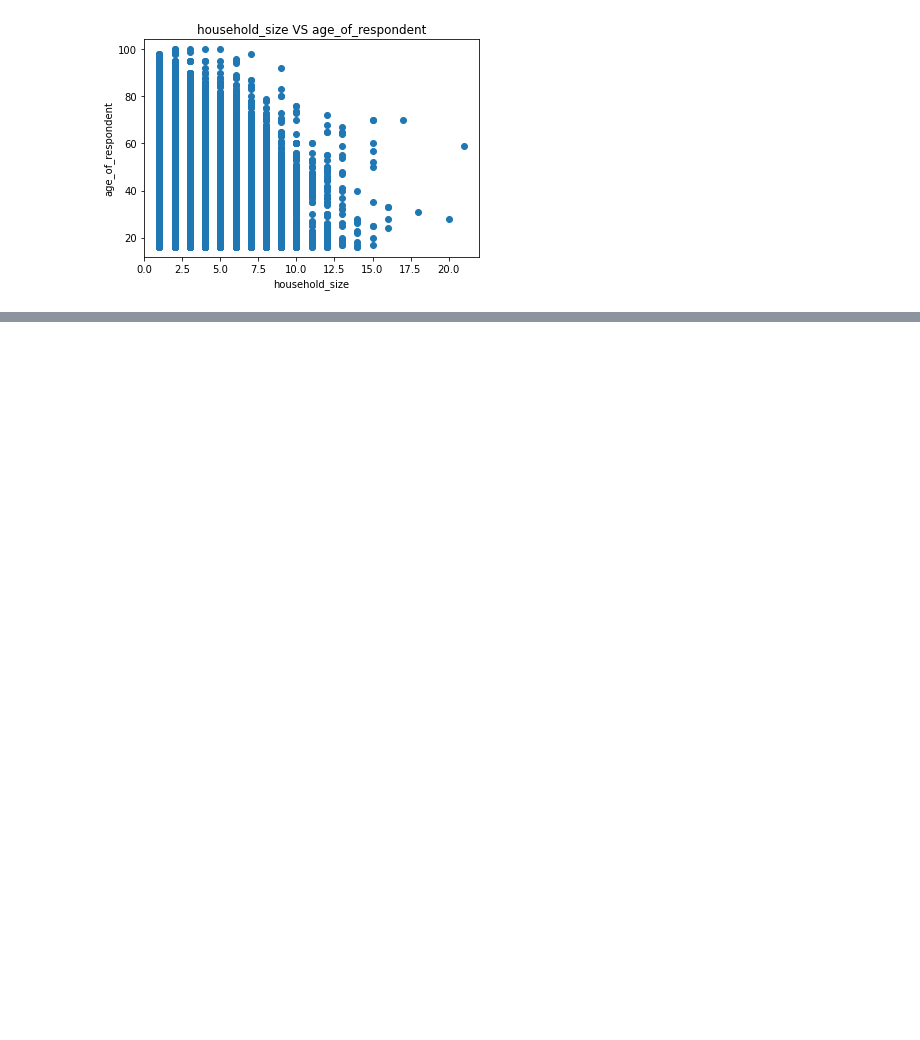
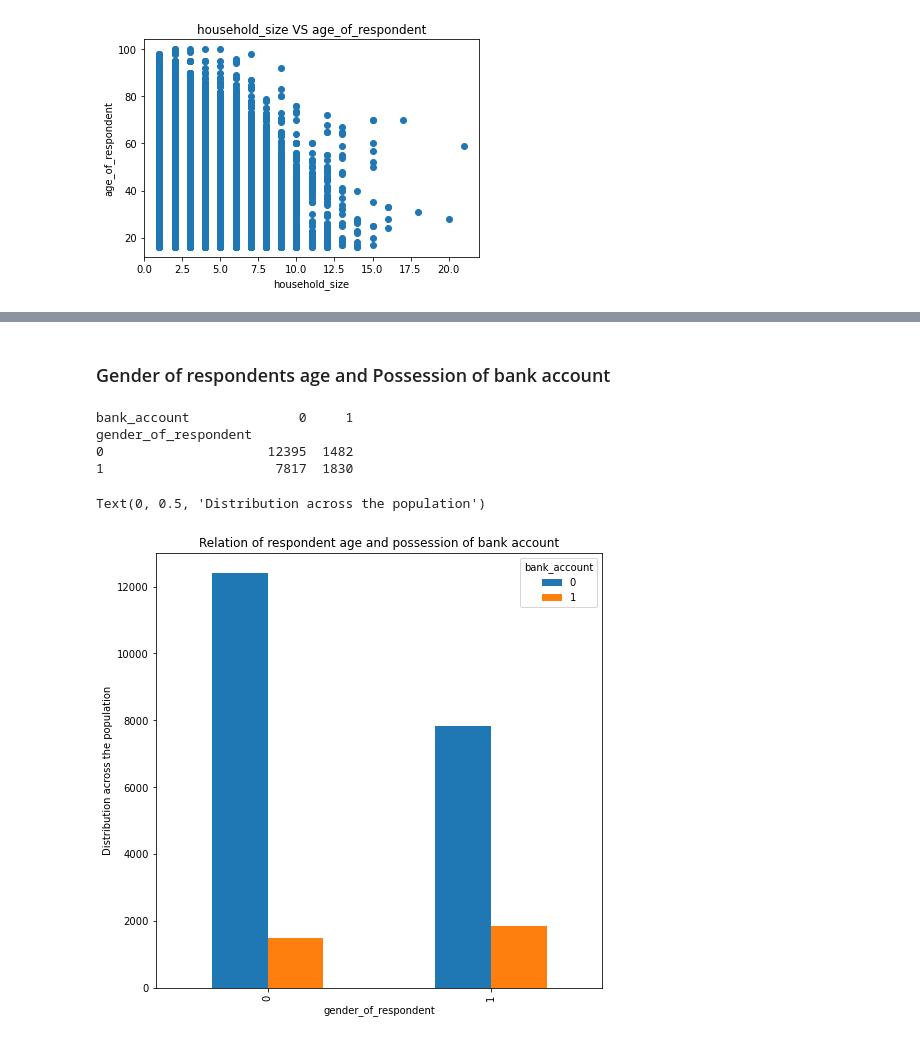
Before and after one commit to Moustapha-Ibrahima-Ba/Predict-Which-Individuals-Are-Most-Likely-To-Have-Or-Use-A-Bank-Account-In-Eastern-Africa, a Jupyter notebook: program.ipynb, the cells around one changed output, grey strips where cells are left out. Cells and saved outputs as stored; diff of their text form; code cells hidden in the pictures; blank space fills up the shorter version.

```diff
--- a/program.ipynb
+++ b/program.ipynb
@@ -439,0 +473,18 @@ plt.show()
+# %% [markdown]
+### Gender of respondents age and Possession of bank account
+# %%
+# create crosstab dataframe
+gender_bank = pd.crosstab(index=df['gender_of_respondent'], columns=df['bank_account'])
+print(gender_bank)
+# plot of the relation of gender to individuals possession to bank account
+gender_bank.plot(kind="bar", figsize=(8,8))
+# formatting&labelling chart
+plt.title("Relation of respondent age and possession of bank account")
+plt.ylabel("Distribution across the population")
+# %% [output]
+bank_account              0     1
+gender_of_respondent
+0                     12395  1482
+1                      7817  1830
+Text(0, 0.5, 'Distribution across the population')
+[figure, added]
```
Also changed, not shown: parts of 10 cells of this notebook.
